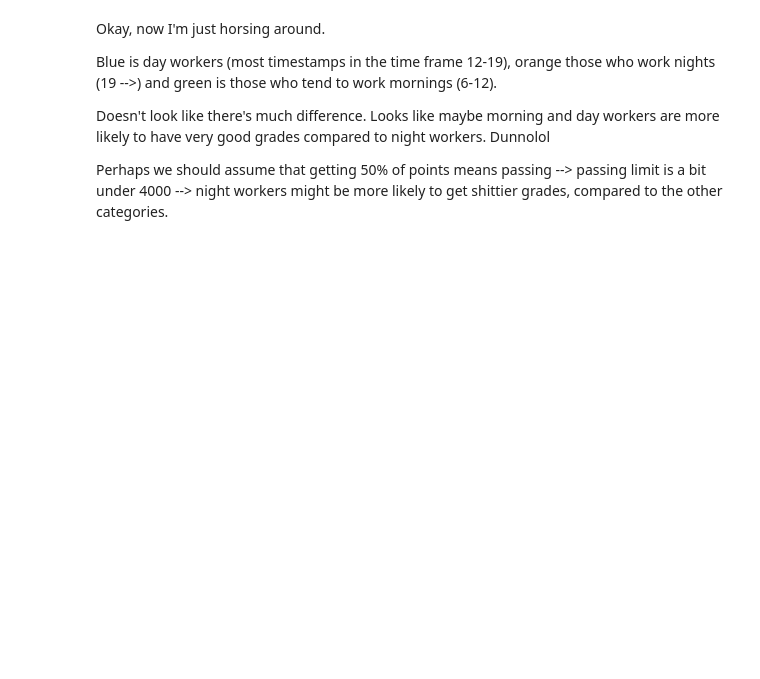
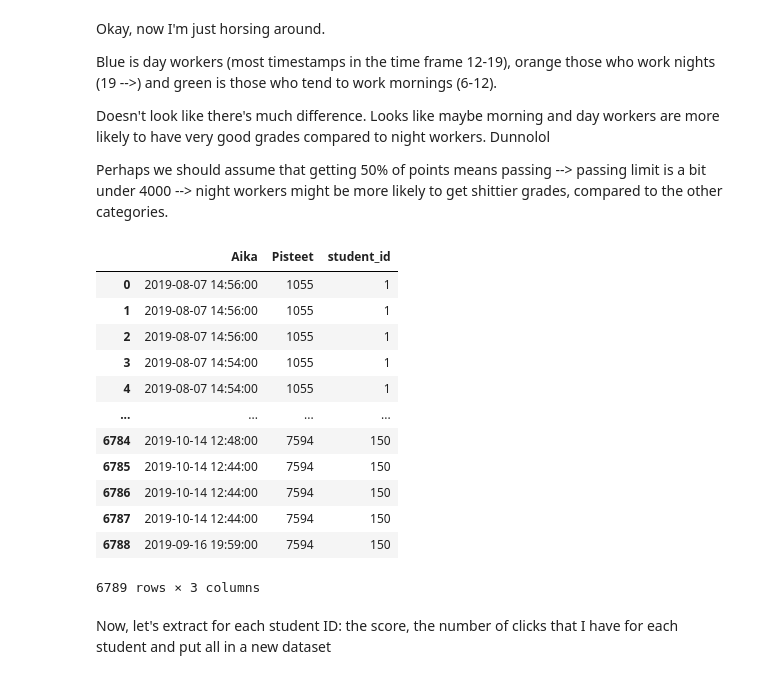
Before and after one commit to fskgiulia/JYUEF01, a Jupyter notebook: project_notebook.ipynb, the cells around one changed output. Saved outputs shown, nothing was run; the diff lists cells and outputs as text; code cells hidden in the pictures; blank space fills up the shorter version.

```diff
--- a/project_notebook.ipynb
+++ b/project_notebook.ipynb
@@ -197,3 +228,21 @@ Blue is day workers (most timestamps in the time frame 12-19), orange those who
 Doesn't look like there's much difference. Looks like maybe morning and day workers are more likely to have very good grades compared to night workers. Dunnolol
 
 Perhaps we should assume that getting 50% of points means passing --> passing limit is a bit under 4000 --> night workers might be more likely to get shittier grades, compared to the other categories.
+# %%
+df
+# %% [output]
+|  | Aika | Pisteet | student_id |
+| 0 | 2019-08-07 14:56:00 | 1055 | 1 |
+| 1 | 2019-08-07 14:56:00 | 1055 | 1 |
+| 2 | 2019-08-07 14:56:00 | 1055 | 1 |
+| 3 | 2019-08-07 14:54:00 | 1055 | 1 |
+| 4 | 2019-08-07 14:54:00 | 1055 | 1 |
+| ... | ... | ... | ... |
+| 6784 | 2019-10-14 12:48:00 | 7594 | 150 |
+| 6785 | 2019-10-14 12:44:00 | 7594 | 150 |
+| 6786 | 2019-10-14 12:44:00 | 7594 | 150 |
+| 6787 | 2019-10-14 12:44:00 | 7594 | 150 |
+| 6788 | 2019-09-16 19:59:00 | 7594 | 150 |
+6789 rows × 3 columns
+# %% [markdown]
+Now, let's extract for each student ID: the score, the number of clicks that I have for each student and put all in a new dataset
```
Also changed, not shown: parts of 11 cells of this notebook.
